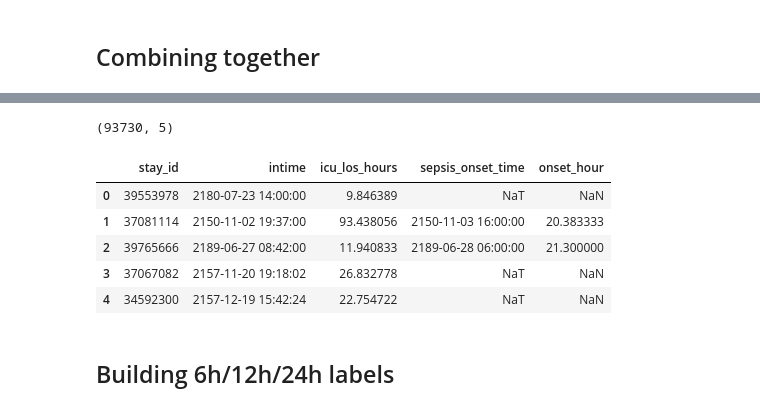
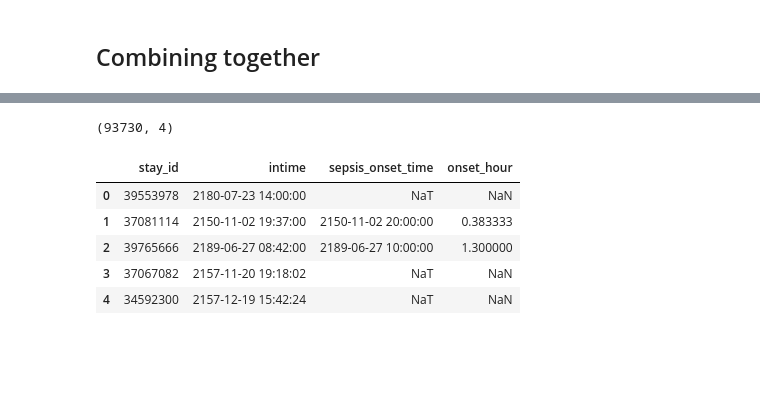
Before and after one commit to hamdikhasawneh/AI-sepsis, a Jupyter notebook: notebooks/01_data_preprocessing.ipynb, the cells around one changed output, grey strips where cells are left out. Saved outputs shown, nothing was run; the diff lists cells and outputs as text; code cells hidden in the pictures; blank space fills up the shorter version.

```diff
--- a/notebooks/01_data_preprocessing.ipynb
+++ b/notebooks/01_data_preprocessing.ipynb
@@ -1364,2 +1361,0 @@ sofa_df = sofa_df.merge(
-# %%
-gcs_wide["gcs_total"] = gcs_wide[["eye", "verbal", "motor"]].sum(axis=1, min_count=3)
@@ -1372,4 +1361,0 @@ Index(['stay_id', 'charttime_hour', 'eye', 'motor', 'verbal', 'gcs_total',
-# %%
-# min_counts=3 means it only computes total GCS when all 3 parts exist
-gcs_wide["gcs_total"] = gcs_wide[["eye", "verbal", "motor"]].sum(axis=1, min_count=3)
-gcs_wide[["eye", "verbal", "motor", "gcs_total"]].head()
@@ -1482,2 +1390,0 @@ print(sofa_df.columns.tolist())
-# %%
-sofa_df = sofa_df.drop(columns=["sofa_total"], errors="ignore")
@@ -1768,0 +1789,33 @@ sepsis_onset.head()
+# %%
+# Re-run sepsis onset build with ICU-restricted data
+sofa_pos = sofa_df[sofa_df['sofa_total'] >= 2][['stay_id', 'charttime_hour']].copy()
+
+sepsis_candidates = sofa_pos.merge(
+    suspected_infection[['stay_id', 'suspected_infection_time']],
+    on='stay_id',
+    how='inner'
+)
+sepsis_candidates['suspected_infection_time'] = pd.to_datetime(
+    sepsis_candidates['suspected_infection_time']
+)
+
+sepsis_candidates['diff_from_infection_hours'] = (
+    sepsis_candidates['charttime_hour'] - sepsis_candidates['suspected_infection_time']
+).dt.total_seconds() / 3600
+
+sepsis_candidates = sepsis_candidates[
+    (sepsis_candidates['diff_from_infection_hours'] >= -48) &
+    (sepsis_candidates['diff_from_infection_hours'] <=  24)
+].copy()
+
+print(f'Sepsis candidates after fix: {len(sepsis_candidates):,}')
+
+sepsis_onset = (
+    sepsis_candidates
+    .groupby('stay_id', as_index=False)['charttime_hour']
+    .min()
+    .rename(columns={'charttime_hour': 'sepsis_onset_time'})
+)
+
+print(f'Stays with sepsis onset: {len(sepsis_onset):,}')
+print(sepsis_onset.head())
@@ -1769,24 +2035,22 @@ sepsis_onset.head()
 # %%
 # merge onset with ICU admission time
-label_df = cohort[["stay_id", "intime", "icu_los_hours"]].drop_duplicates().merge(
+label_df = cohort[["stay_id", "intime"]].drop_duplicates().merge(
     sepsis_onset,
     on="stay_id",
     how="left"
 )
 
 label_df["onset_hour"] = (
     label_df["sepsis_onset_time"] - label_df["intime"]
 ).dt.total_seconds() / 3600.0
 
 print(label_df.shape)
 label_df.head()
 # %% [output]
-(93730, 5)
+(93730, 4)
-|  | stay_id | intime | icu_los_hours | sepsis_onset_time | onset_hour |
-| 0 | 39553978 | 2180-07-23 14:00:00 | 9.846389 | NaT | NaN |
-| 1 | 37081114 | 2150-11-02 19:37:00 | 93.438056 | 2150-11-03 16:00:00 | 20.383333 |
-| 2 | 39765666 | 2189-06-27 08:42:00 | 11.940833 | 2189-06-28 06:00:00 | 21.300000 |
-| 3 | 37067082 | 2157-11-20 19:18:02 | 26.832778 | NaT | NaN |
-| 4 | 34592300 | 2157-12-19 15:42:24 | 22.754722 | NaT | NaN |
+|  | stay_id | intime | sepsis_onset_time | onset_hour |
+| 0 | 39553978 | 2180-07-23 14:00:00 | NaT | NaN |
+| 1 | 37081114 | 2150-11-02 19:37:00 | 2150-11-02 20:00:00 | 0.383333 |
+| 2 | 39765666 | 2189-06-27 08:42:00 | 2189-06-27 10:00:00 | 1.300000 |
+| 3 | 37067082 | 2157-11-20 19:18:02 | NaT | NaN |
+| 4 | 34592300 | 2157-12-19 15:42:24 | NaT | NaN |
-# %% [markdown]
-## Building 6h/12h/24h labels
```
Also changed, not shown: parts of 71 cells of this notebook.
